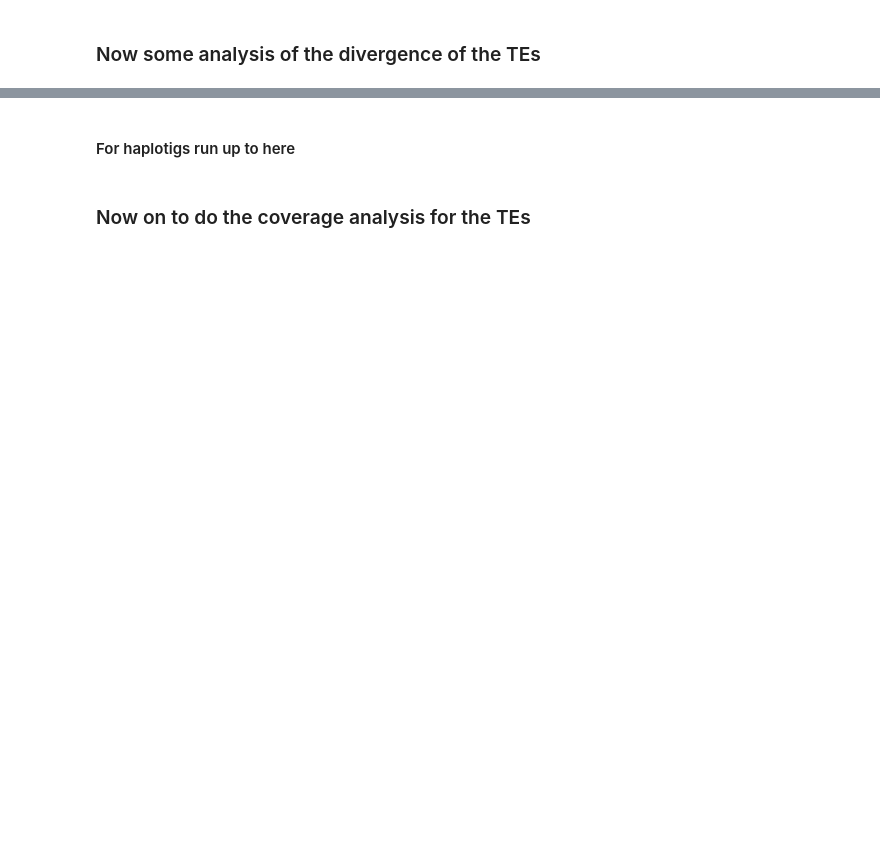
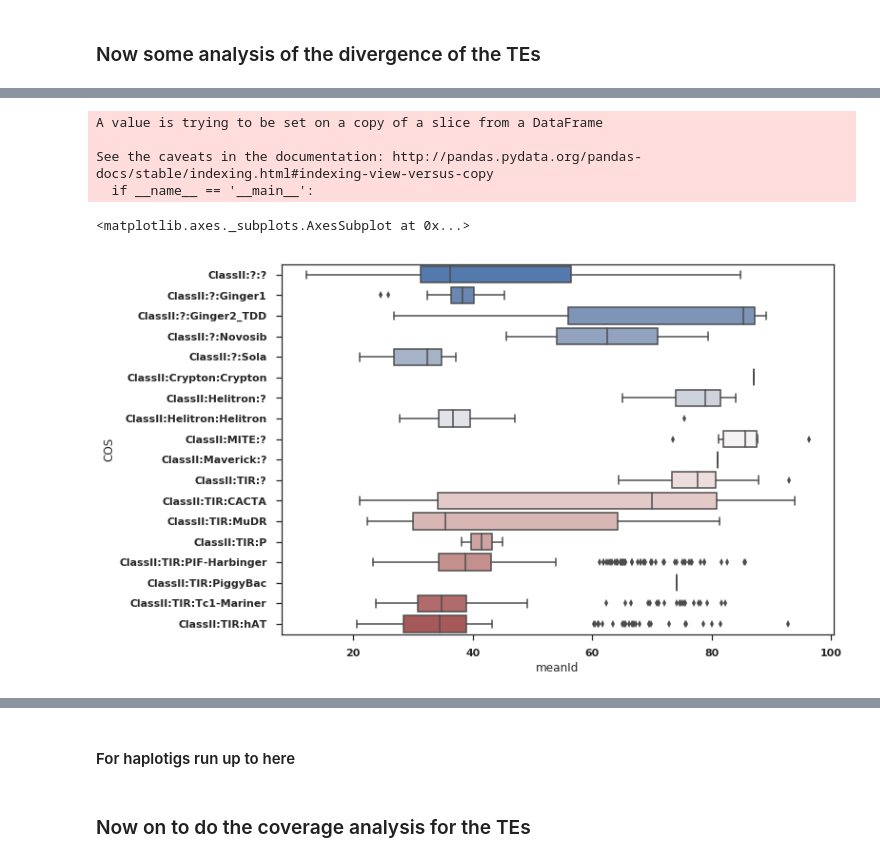
Before and after one commit to Team-Schwessinger/TE_myrtle_rust, a Jupyter notebook: notebooks/MRv01_TE_filtering_and_summary.ipynb, the cells around one changed output, grey strips where cells are left out. Drawn from its saved outputs; the diff is of its cells as text; code cells hidden in the pictures; blank space fills up the shorter version.

```diff
--- a/notebooks/MRv01_TE_filtering_and_summary.ipynb
+++ b/notebooks/MRv01_TE_filtering_and_summary.ipynb
@@ -1057,3 +1057,13 @@ f.savefig(out_fn, dpi=600,bbox_inches="tight")
+# %%
+REPET_ClassII_TEs_df.sort_values(by='COS', inplace=True)
+sns.boxplot(x='meanId', y='COS', data=REPET_ClassII_TEs_df,palette="vlag")
+# %% [output]
+A value is trying to be set on a copy of a slice from a DataFrame
+
+See the caveats in the documentation: http://pandas.pydata.org/pandas-docs/stable/indexing.html#indexing-view-versus-copy
+  if __name__ == '__main__':
+<matplotlib.axes._subplots.AxesSubplot at 0x...>
+[figure, added]
 # %%
 sns.set(style="ticks")
 
```
Also changed, not shown: parts of 75 cells of this notebook.
